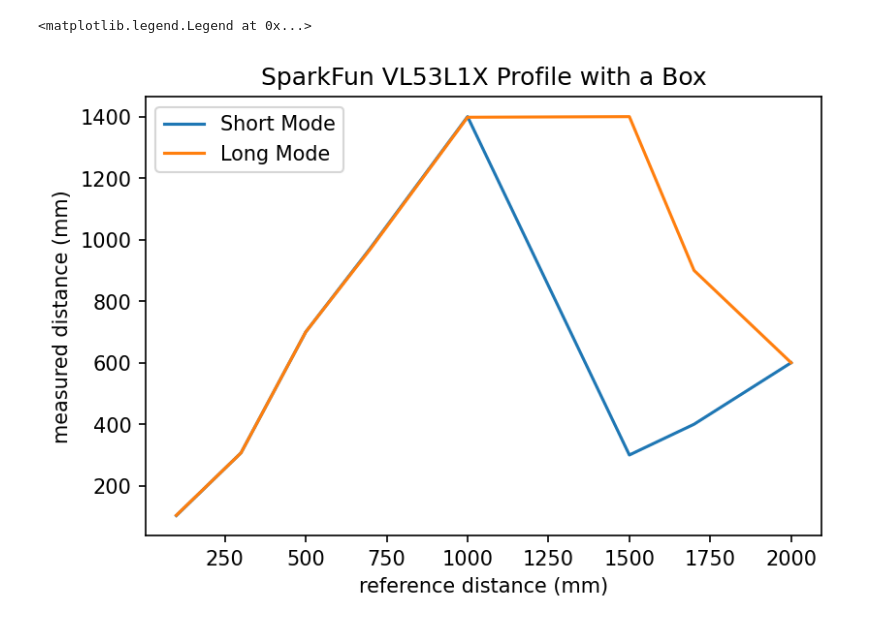
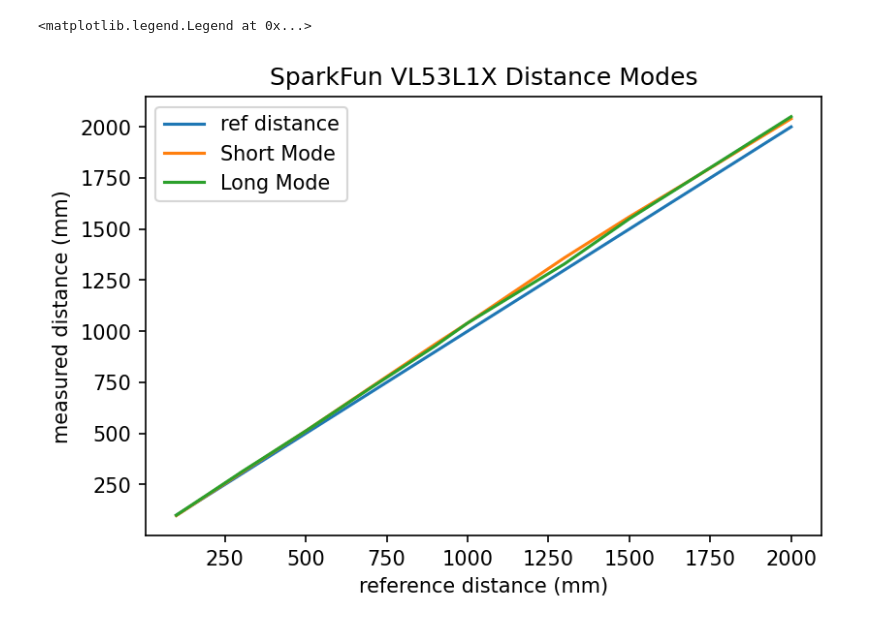
Before and after one commit to qd39l/fast-robots, a Jupyter notebook: assets/scripts/lab2-tof-plot.ipynb, the cells around one changed output. Saved outputs shown, nothing was run; the diff lists cells and outputs as text; code cells hidden in the pictures.

```diff
--- a/assets/scripts/lab2-tof-plot.ipynb
+++ b/assets/scripts/lab2-tof-plot.ipynb
@@ -1,21 +1,19 @@
 # %%
 import matplotlib.pyplot as plt
 
-ref_distance =       [100, 300, 500, 700, 1000, 1500, 1700, 2000]
-short_distance_box = [103, 307, 700, 973, 1400, 300,  400, 600]
-long_distance_box =  [104, 307, 700, 970, 1398, 1400, 900, 600]
+ref_distance =       [100, 300, 500, 700, 900, 1000, 1300, 1500, 1700, 2000]
+short_distance_box = [98,307,512,725,937,1040,1360,1560,1750,2040]
+long_distance_box =  [100,310,512,722,928,1040,1330,1550,1750,2050]
 
 fig, ax = plt.subplots()
 fig.set_dpi(150)
+ax.plot(ref_distance, ref_distance, label='ref distance')
 ax.plot(ref_distance, short_distance_box, label='Short Mode')
 ax.plot(ref_distance, long_distance_box, label='Long Mode')
-ax.set_title('SparkFun VL53L1X Profile with a Box')
+ax.set_title('SparkFun VL53L1X Distance Modes')
 ax.set_xlabel('reference distance (mm)')
 ax.set_ylabel('measured distance (mm)')
 ax.legend()
-
-# Long mode ranging time = 100 ms
-# Short mode ranging time = 50 ms
 # %% [output]
 <matplotlib.legend.Legend at 0x...>
-[figure, old version]
+[figure, new version]
```
Also changed, not shown: parts of 1 cell of this notebook, 13 other files.
